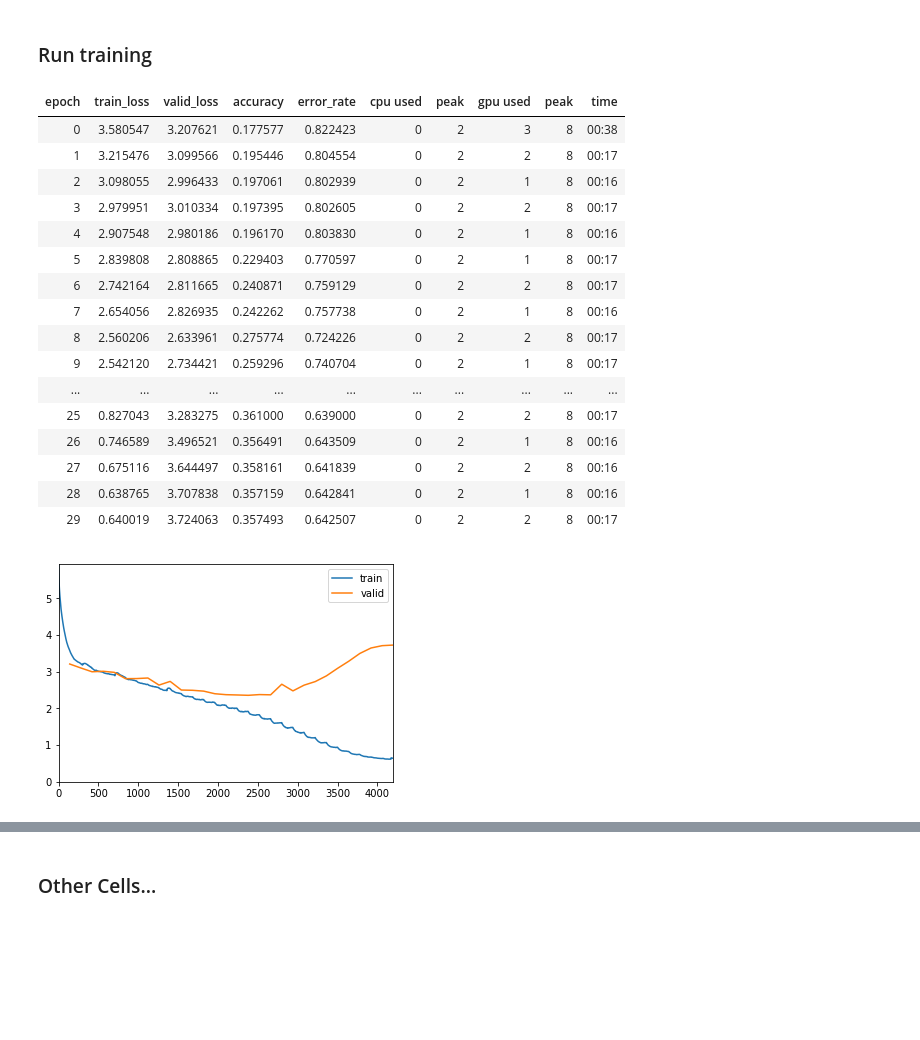
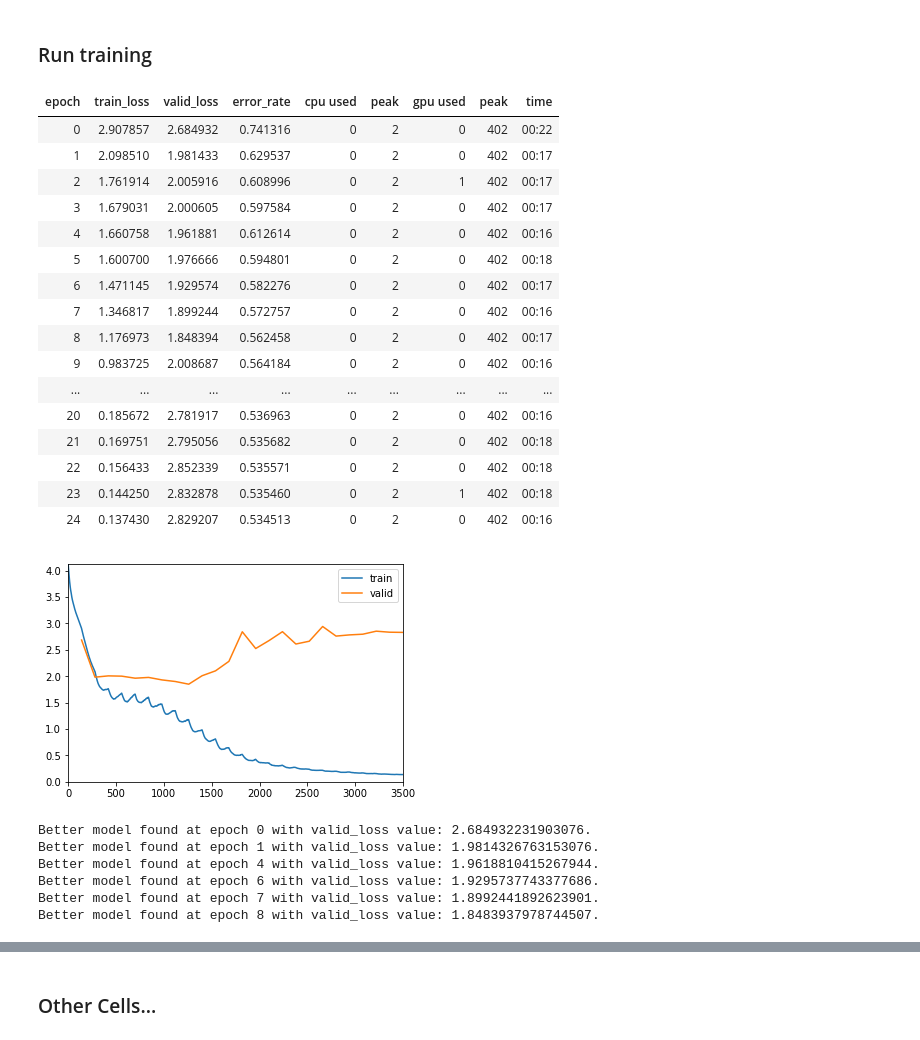
Before and after one commit to BarberAlec/Othello-Game-Playing-AI-Evaluation, a Jupyter notebook: Othello_CNN.ipynb, the cells around one changed output, grey strips where cells are left out. Saved outputs shown, nothing was run; the diff lists cells and outputs as text; code cells hidden in the pictures; blank space fills up the shorter version.

Commit message:
Trained with Othello CNN

```diff
--- a/Othello_CNN.ipynb
+++ b/Othello_CNN.ipynb
@@ -78,16 +79,18 @@ data.c, data.show_batch( rows = 3 )
 # %%
 # Load model onto GPU..?
 device = torch.device('cuda')
-model = OthelloCNN().to(device)
+model = OthelloCNN()
+# model = OthelloCNN().to(device)
+# get_model = lambda x: model()
 
 # def get_model(pretrained=True, cut = None, **kwargs):
 #     return model
 
 # Create a learner
 # print(data)
-# learn = cnn_learner( data, model, pretrained=False, metrics = error_rate )
-learn = cnn_learner( data, models.resnet18, pretrained=False, metrics = [accuracy, error_rate], callback_fns=[ShowGraph, PeakMemMetric] ).to_fp16(loss_scale=512)
+learn = Learner( data, model, metrics = error_rate, callback_fns=[ShowGraph, PeakMemMetric] ).to_fp16(loss_scale=512)
+# learn = cnn_learner( data, models.resnet18, pretrained=False, metrics = [accuracy, error_rate], callback_fns=[ShowGraph, PeakMemMetric] ).to_fp16(loss_scale=512)
 
 # Find the optimal learning rate
-# lr_find( learn )
-# learn.recorder.plot()
+lr_find( learn )
+learn.recorder.plot()
@@ -94,29 +103,35 @@ learn = cnn_learner( data, models.resnet18, pretrained=False, metrics = [accurac
 # %% [markdown]
 ### Run training
 # %%
-lr = 1e-2
+lr = 1e-3
 
-learn.fit_one_cycle( 30, lr )
+learn.fit_one_cycle( 25, lr, callbacks=[SaveModelCallback(learn, name='best_model_oth_CNN') ])
 
 learn.save( 'stage1' )
 learn.load( 'stage1' )
 learn.show_results( rows=3, figsize = (20, 10) )
 # %% [output]
-| epoch | train_loss | valid_loss | accuracy | error_rate | cpu used | peak | gpu used | peak | time |
-| 0 | 3.580547 | 3.207621 | 0.177577 | 0.822423 | 0 | 2 | 3 | 8 | 00:38 |
-| 1 | 3.215476 | 3.099566 | 0.195446 | 0.804554 | 0 | 2 | 2 | 8 | 00:17 |
-| 2 | 3.098055 | 2.996433 | 0.197061 | 0.802939 | 0 | 2 | 1 | 8 | 00:16 |
-| 3 | 2.979951 | 3.010334 | 0.197395 | 0.802605 | 0 | 2 | 2 | 8 | 00:17 |
-| 4 | 2.907548 | 2.980186 | 0.196170 | 0.803830 | 0 | 2 | 1 | 8 | 00:16 |
-| 5 | 2.839808 | 2.808865 | 0.229403 | 0.770597 | 0 | 2 | 1 | 8 | 00:17 |
-| 6 | 2.742164 | 2.811665 | 0.240871 | 0.759129 | 0 | 2 | 2 | 8 | 00:17 |
-| 7 | 2.654056 | 2.826935 | 0.242262 | 0.757738 | 0 | 2 | 1 | 8 | 00:16 |
-| 8 | 2.560206 | 2.633961 | 0.275774 | 0.724226 | 0 | 2 | 2 | 8 | 00:17 |
-| 9 | 2.542120 | 2.734421 | 0.259296 | 0.740704 | 0 | 2 | 1 | 8 | 00:17 |
-| ... | ... | ... | ... | ... | ... | ... | ... | ... | ... |
-| 25 | 0.827043 | 3.283275 | 0.361000 | 0.639000 | 0 | 2 | 2 | 8 | 00:17 |
-| 26 | 0.746589 | 3.496521 | 0.356491 | 0.643509 | 0 | 2 | 1 | 8 | 00:16 |
-| 27 | 0.675116 | 3.644497 | 0.358161 | 0.641839 | 0 | 2 | 2 | 8 | 00:16 |
-| 28 | 0.638765 | 3.707838 | 0.357159 | 0.642841 | 0 | 2 | 1 | 8 | 00:16 |
-| 29 | 0.640019 | 3.724063 | 0.357493 | 0.642507 | 0 | 2 | 2 | 8 | 00:17 |
+| epoch | train_loss | valid_loss | error_rate | cpu used | peak | gpu used | peak | time |
+| 0 | 2.907857 | 2.684932 | 0.741316 | 0 | 2 | 0 | 402 | 00:22 |
+| 1 | 2.098510 | 1.981433 | 0.629537 | 0 | 2 | 0 | 402 | 00:17 |
+| 2 | 1.761914 | 2.005916 | 0.608996 | 0 | 2 | 1 | 402 | 00:17 |
+| 3 | 1.679031 | 2.000605 | 0.597584 | 0 | 2 | 0 | 402 | 00:17 |
+| 4 | 1.660758 | 1.961881 | 0.612614 | 0 | 2 | 0 | 402 | 00:16 |
+| 5 | 1.600700 | 1.976666 | 0.594801 | 0 | 2 | 0 | 402 | 00:18 |
+| 6 | 1.471145 | 1.929574 | 0.582276 | 0 | 2 | 0 | 402 | 00:17 |
+| 7 | 1.346817 | 1.899244 | 0.572757 | 0 | 2 | 0 | 402 | 00:16 |
+| 8 | 1.176973 | 1.848394 | 0.562458 | 0 | 2 | 0 | 402 | 00:17 |
+| 9 | 0.983725 | 2.008687 | 0.564184 | 0 | 2 | 0 | 402 | 00:16 |
+| ... | ... | ... | ... | ... | ... | ... | ... | ... |
+| 20 | 0.185672 | 2.781917 | 0.536963 | 0 | 2 | 0 | 402 | 00:16 |
+| 21 | 0.169751 | 2.795056 | 0.535682 | 0 | 2 | 0 | 402 | 00:18 |
+| 22 | 0.156433 | 2.852339 | 0.535571 | 0 | 2 | 0 | 402 | 00:18 |
+| 23 | 0.144250 | 2.832878 | 0.535460 | 0 | 2 | 1 | 402 | 00:18 |
+| 24 | 0.137430 | 2.829207 | 0.534513 | 0 | 2 | 0 | 402 | 00:16 |
-[figure, old version]
+[figure, new version]
+Better model found at epoch 0 with valid_loss value: 2.684932231903076.
+Better model found at epoch 1 with valid_loss value: 1.9814326763153076.
+Better model found at epoch 4 with valid_loss value: 1.9618810415267944.
+Better model found at epoch 6 with valid_loss value: 1.9295737743377686.
+Better model found at epoch 7 with valid_loss value: 1.8992441892623901.
+Better model found at epoch 8 with valid_loss value: 1.8483937978744507.
```
Also changed, not shown: parts of 5 cells of this notebook, 1 other file.
